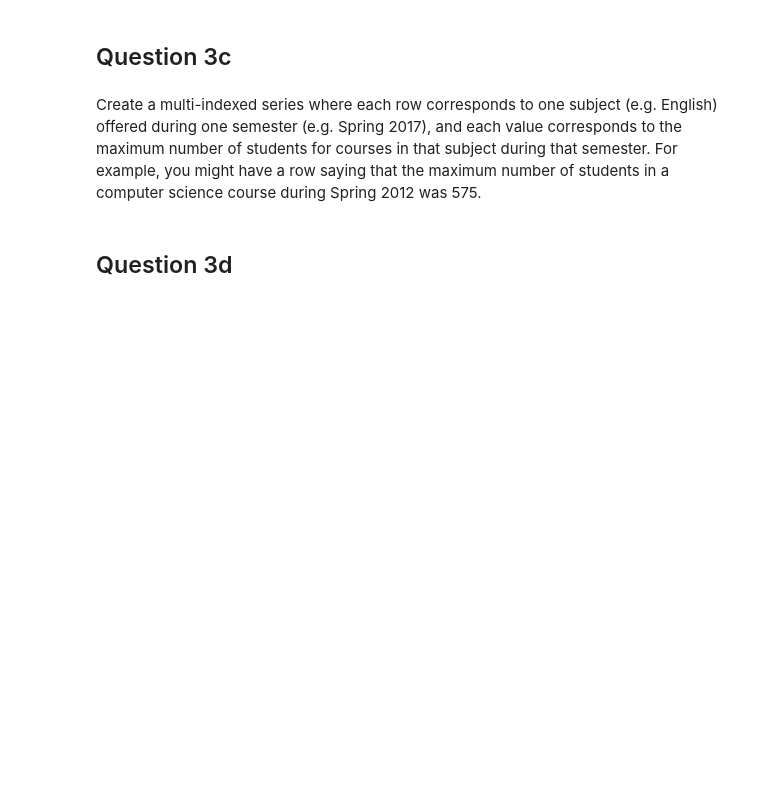
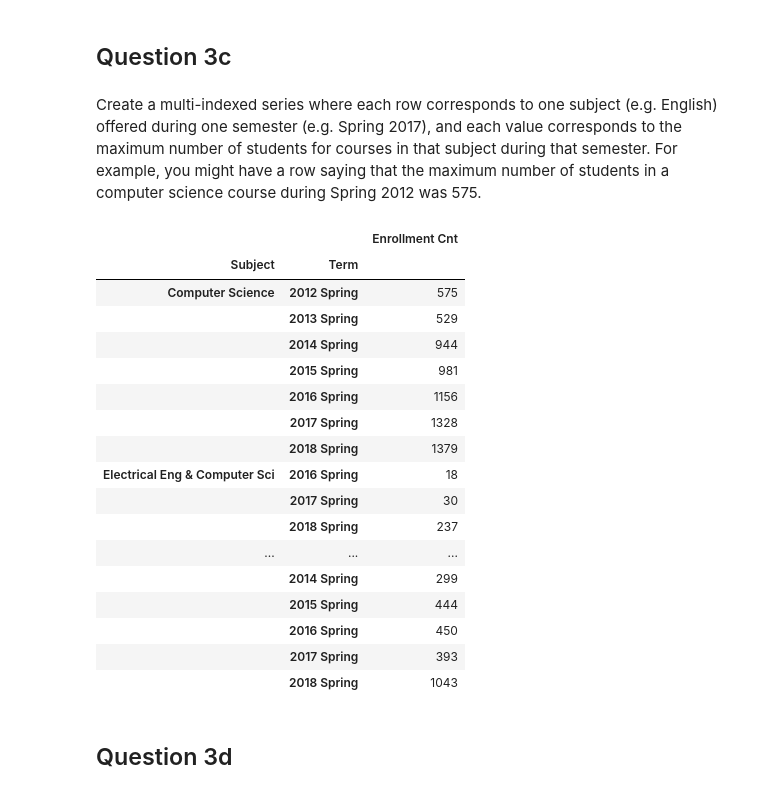
Before and after one commit to Chocobone/2025_DSV, a Jupyter notebook: hw2_for_students/hw2.ipynb, the cells around one changed output. Saved outputs shown, nothing was run; the diff lists cells and outputs as text; code cells hidden in the pictures; blank space fills up the shorter version.

```diff
--- a/hw2_for_students/hw2.ipynb
+++ b/hw2_for_students/hw2.ipynb
@@ -195,6 +234,26 @@ Create a series where each row correspond to one subject (e.g. English), and eac
 Create a multi-indexed series where each row corresponds to one subject (e.g. English) offered during one semester (e.g. Spring 2017), and each value corresponds to the maximum number of students for courses in that subject during that semester. For example, you might have a row saying that the maximum number of students in a computer science course during Spring 2012 was 575.
 # %%
 #YOUR CODE HERE
+df.groupby(['Subject', 'Term'])[['Enrollment Cnt']].max()
+# %% [output]
+|  |  | Enrollment Cnt |
+| Subject | Term |  |
+| Computer Science | 2012 Spring | 575 |
+|  | 2013 Spring | 529 |
+|  | 2014 Spring | 944 |
+|  | 2015 Spring | 981 |
+|  | 2016 Spring | 1156 |
+|  | 2017 Spring | 1328 |
+|  | 2018 Spring | 1379 |
+| Electrical Eng & Computer Sci | 2016 Spring | 18 |
+|  | 2017 Spring | 30 |
+|  | 2018 Spring | 237 |
+| ... | ... | ... |
+|  | 2014 Spring | 299 |
+|  | 2015 Spring | 444 |
+|  | 2016 Spring | 450 |
+|  | 2017 Spring | 393 |
+|  | 2018 Spring | 1043 |
 # %% [markdown]
 ## Question 3d
 # %% [markdown]
```
Also changed, not shown: parts of 13 cells of this notebook, 1 other file.
